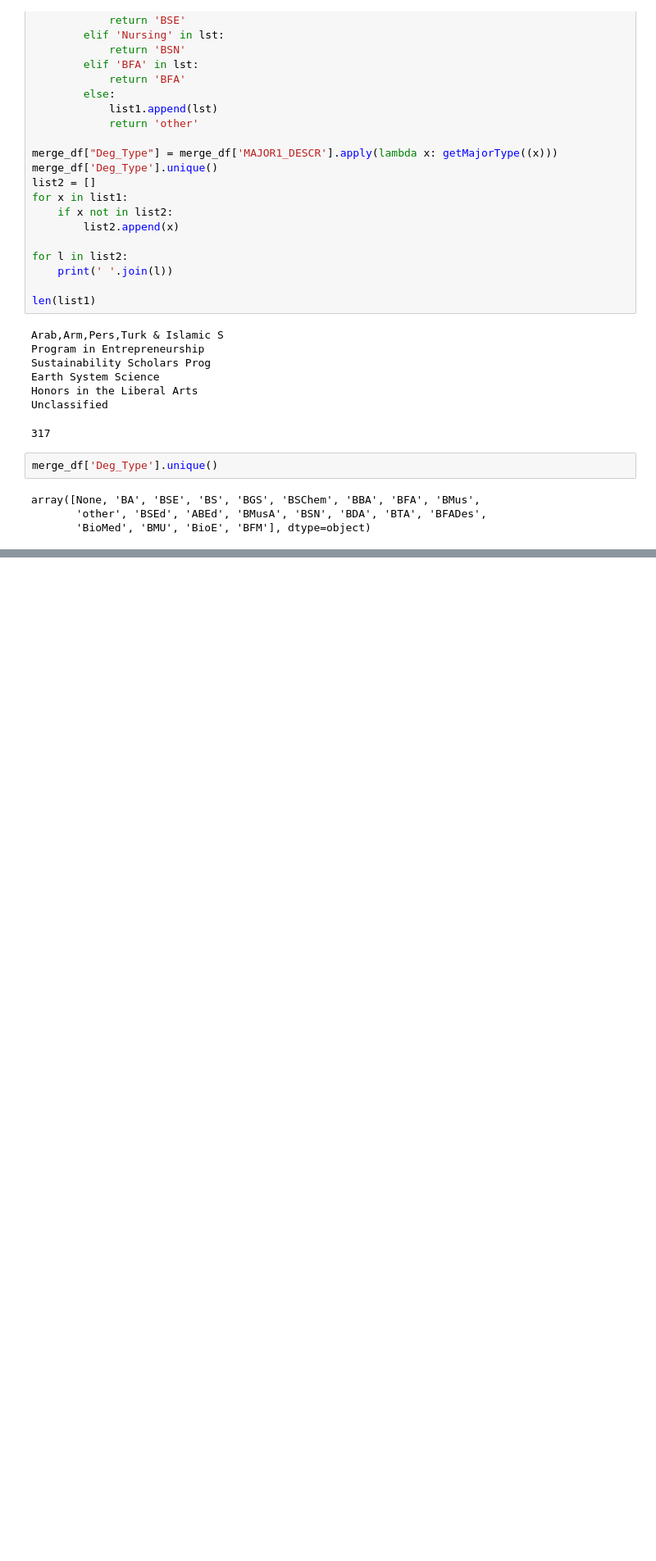
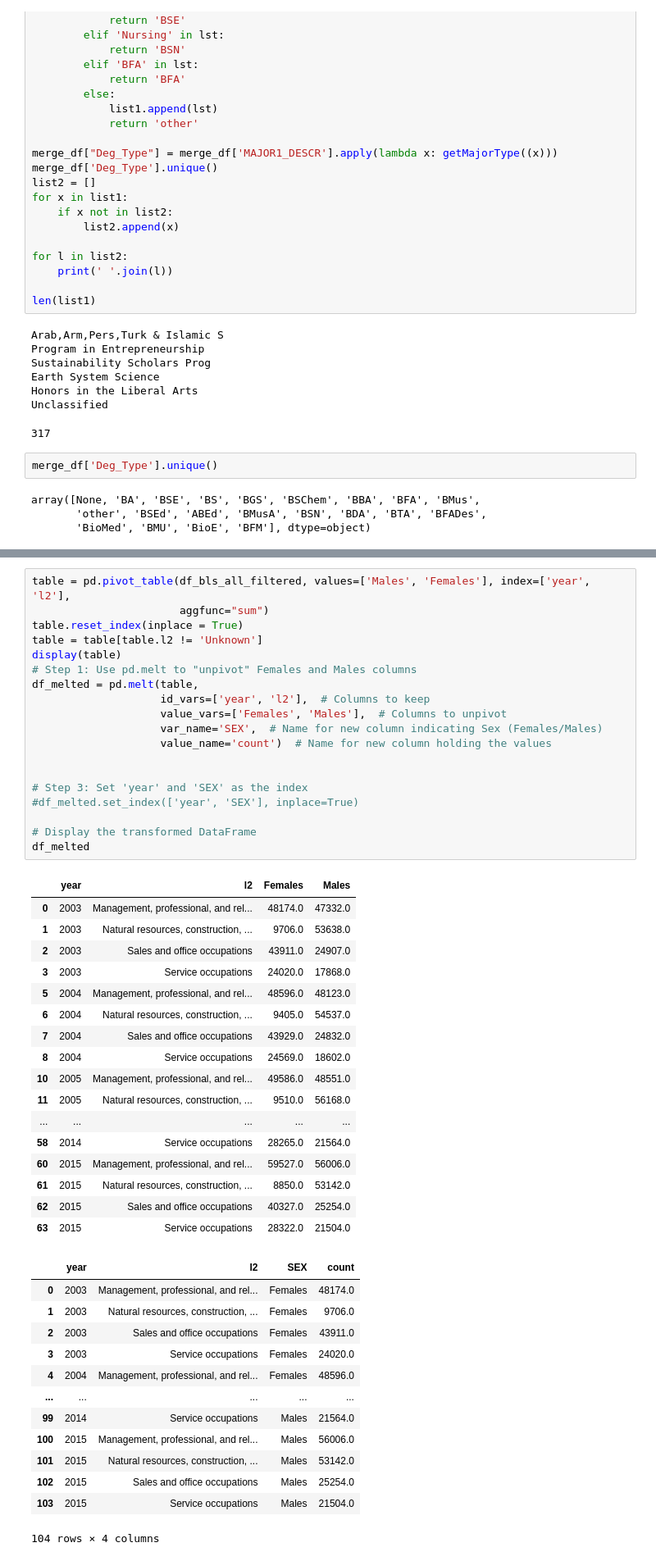
Before and after one commit to MADS-593-Project/Project, a Jupyter notebook: kolbe_work.ipynb, the cells around one changed output, grey strips where cells are left out. Shown at 82% size. Cells and saved outputs as stored; diff of their text form; blank space fills up the shorter version.

```diff
--- a/kolbe_work.ipynb
+++ b/kolbe_work.ipynb
@@ -302,0 +499,50 @@ getFigs('ADMIT_TERM_TERM_YEAR', 'Deg_Type', columnlst, merge_df)
+# %%
+table = pd.pivot_table(df_bls_all_filtered, values=['Males', 'Females'], index=['year', 'l2'],
+                       aggfunc="sum")
+table.reset_index(inplace = True)
+table = table[table.l2 != 'Unknown']
+display(table)
+# Step 1: Use pd.melt to "unpivot" Females and Males columns
+df_melted = pd.melt(table,
+                    id_vars=['year', 'l2'],  # Columns to keep
+                    value_vars=['Females', 'Males'],  # Columns to unpivot
+                    var_name='SEX',  # Name for new column indicating Sex (Females/Males)
+                    value_name='count')  # Name for new column holding the values
+
+
+# Step 3: Set 'year' and 'SEX' as the index
+#df_melted.set_index(['year', 'SEX'], inplace=True)
+
+# Display the transformed DataFrame
+df_melted
+# %% [output]
+|  | year | l2 | Females | Males |
+| 0 | 2003 | Management, professional, and rel... | 48174.0 | 47332.0 |
+| 1 | 2003 | Natural resources, construction, ... | 9706.0 | 53638.0 |
+| 2 | 2003 | Sales and office occupations | 43911.0 | 24907.0 |
+| 3 | 2003 | Service occupations | 24020.0 | 17868.0 |
+| 5 | 2004 | Management, professional, and rel... | 48596.0 | 48123.0 |
+| 6 | 2004 | Natural resources, construction, ... | 9405.0 | 54537.0 |
+| 7 | 2004 | Sales and office occupations | 43929.0 | 24832.0 |
+| 8 | 2004 | Service occupations | 24569.0 | 18602.0 |
+| 10 | 2005 | Management, professional, and rel... | 49586.0 | 48551.0 |
+| 11 | 2005 | Natural resources, construction, ... | 9510.0 | 56168.0 |
+| ... | ... | ... | ... | ... |
+| 58 | 2014 | Service occupations | 28265.0 | 21564.0 |
+| 60 | 2015 | Management, professional, and rel... | 59527.0 | 56006.0 |
+| 61 | 2015 | Natural resources, construction, ... | 8850.0 | 53142.0 |
+| 62 | 2015 | Sales and office occupations | 40327.0 | 25254.0 |
+| 63 | 2015 | Service occupations | 28322.0 | 21504.0 |
+|  | year | l2 | SEX | count |
+| 0 | 2003 | Management, professional, and rel... | Females | 48174.0 |
+| 1 | 2003 | Natural resources, construction, ... | Females | 9706.0 |
+| 2 | 2003 | Sales and office occupations | Females | 43911.0 |
+| 3 | 2003 | Service occupations | Females | 24020.0 |
+| 4 | 2004 | Management, professional, and rel... | Females | 48596.0 |
+| ... | ... | ... | ... | ... |
+| 99 | 2014 | Service occupations | Males | 21564.0 |
+| 100 | 2015 | Management, professional, and rel... | Males | 56006.0 |
+| 101 | 2015 | Natural resources, construction, ... | Males | 53142.0 |
+| 102 | 2015 | Sales and office occupations | Males | 25254.0 |
+| 103 | 2015 | Service occupations | Males | 21504.0 |
+104 rows × 4 columns
```
Also changed, not shown: parts of 18 cells of this notebook.
